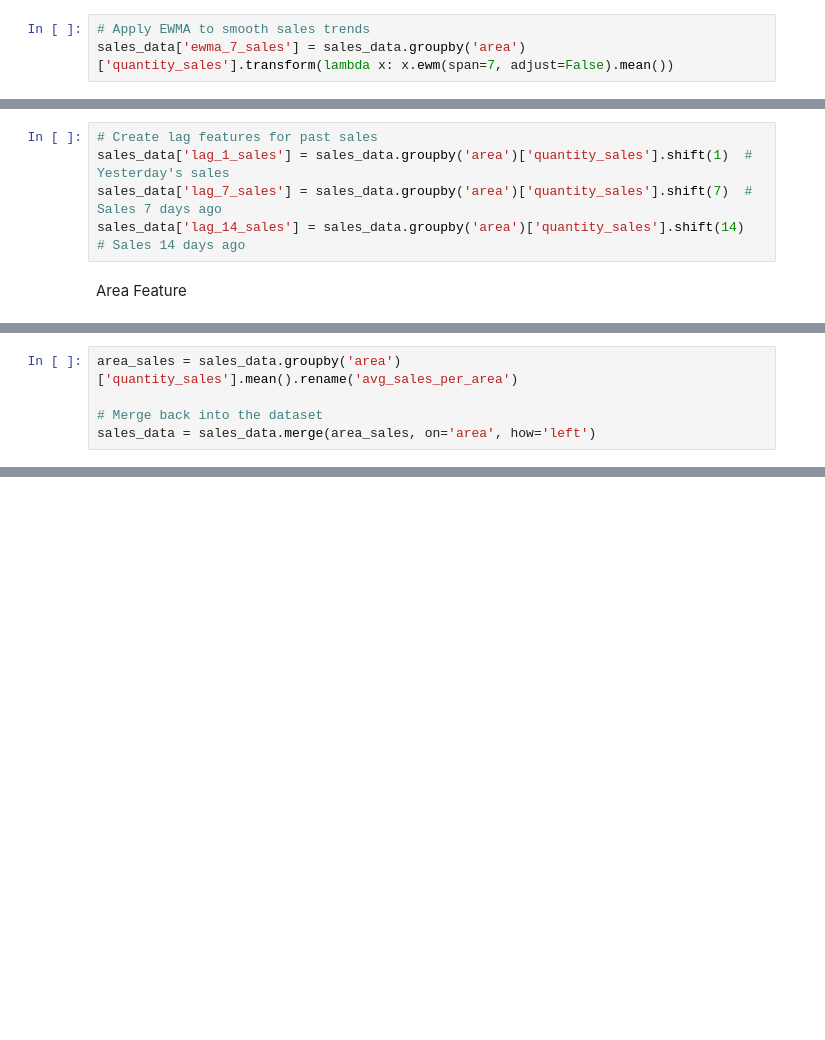
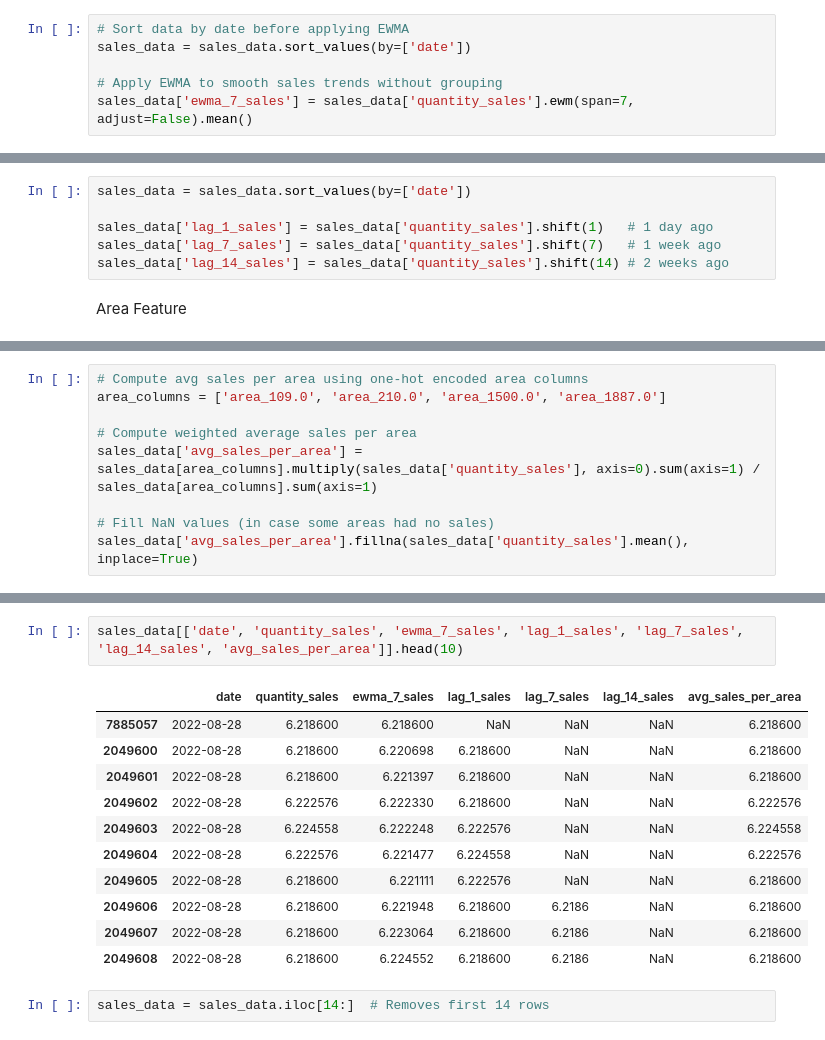
Before and after one commit to reagan-adajo/Capstone_Project, a Jupyter notebook: index.ipynb, the cells around one changed output, grey strips where cells are left out. Drawn from its saved outputs; the diff is of its cells as text; blank space fills up the shorter version.

```diff
--- a/index.ipynb
+++ b/index.ipynb
@@ -643,14 +648,18 @@ The `ci` parameter is deprecated. Use `errorbar=None` for the same effect.
 # %% [markdown]
 Exponential Weighted Moving Average (EWMA)
 # %%
-# Apply EWMA to smooth sales trends
-sales_data['ewma_7_sales'] = sales_data.groupby('area')['quantity_sales'].transform(lambda x: x.ewm(span=7, adjust=False).mean())
+# Sort data by date before applying EWMA
+sales_data = sales_data.sort_values(by=['date'])
+
+# Apply EWMA to smooth sales trends without grouping
+sales_data['ewma_7_sales'] = sales_data['quantity_sales'].ewm(span=7, adjust=False).mean()
 # %% [markdown]
 Lag Features
 # %%
-# Create lag features for past sales
-sales_data['lag_1_sales'] = sales_data.groupby('area')['quantity_sales'].shift(1)  # Yesterday's sales
-sales_data['lag_7_sales'] = sales_data.groupby('area')['quantity_sales'].shift(7)  # Sales 7 days ago
-sales_data['lag_14_sales'] = sales_data.groupby('area')['quantity_sales'].shift(14)  # Sales 14 days ago
+sales_data = sales_data.sort_values(by=['date'])
+
+sales_data['lag_1_sales'] = sales_data['quantity_sales'].shift(1)   # 1 day ago
+sales_data['lag_7_sales'] = sales_data['quantity_sales'].shift(7)   # 1 week ago
+sales_data['lag_14_sales'] = sales_data['quantity_sales'].shift(14) # 2 weeks ago
 # %% [markdown]
 Area Feature
@@ -661,5 +665,0 @@ KeyError: "None of [Index(['area'], dtype='object')] are in the [columns]"
-# %%
-area_sales = sales_data.groupby('area')['quantity_sales'].mean().rename('avg_sales_per_area')
-
-# Merge back into the dataset
-sales_data = sales_data.merge(area_sales, on='area', how='left')
@@ -667,0 +666,9 @@ KeyError: 'area'
+# %%
+# Compute avg sales per area using one-hot encoded area columns
+area_columns = ['area_109.0', 'area_210.0', 'area_1500.0', 'area_1887.0']
+
+# Compute weighted average sales per area
+sales_data['avg_sales_per_area'] = sales_data[area_columns].multiply(sales_data['quantity_sales'], axis=0).sum(axis=1) / sales_data[area_columns].sum(axis=1)
+
+# Fill NaN values (in case some areas had no sales)
+sales_data['avg_sales_per_area'].fillna(sales_data['quantity_sales'].mean(), inplace=True)
@@ -667,0 +682,16 @@ KeyError: 'area'
+# %%
+sales_data[['date', 'quantity_sales', 'ewma_7_sales', 'lag_1_sales', 'lag_7_sales', 'lag_14_sales', 'avg_sales_per_area']].head(10)
+# %% [output]
+|  | date | quantity_sales | ewma_7_sales | lag_1_sales | lag_7_sales | lag_14_sales | avg_sales_per_area |
+| 7885057 | 2022-08-28 | 6.218600 | 6.218600 | NaN | NaN | NaN | 6.218600 |
+| 2049600 | 2022-08-28 | 6.218600 | 6.220698 | 6.218600 | NaN | NaN | 6.218600 |
+| 2049601 | 2022-08-28 | 6.218600 | 6.221397 | 6.218600 | NaN | NaN | 6.218600 |
+| 2049602 | 2022-08-28 | 6.222576 | 6.222330 | 6.218600 | NaN | NaN | 6.222576 |
+| 2049603 | 2022-08-28 | 6.224558 | 6.222248 | 6.222576 | NaN | NaN | 6.224558 |
+| 2049604 | 2022-08-28 | 6.222576 | 6.221477 | 6.224558 | NaN | NaN | 6.222576 |
+| 2049605 | 2022-08-28 | 6.218600 | 6.221111 | 6.222576 | NaN | NaN | 6.218600 |
+| 2049606 | 2022-08-28 | 6.218600 | 6.221948 | 6.218600 | 6.2186 | NaN | 6.218600 |
+| 2049607 | 2022-08-28 | 6.218600 | 6.223064 | 6.218600 | 6.2186 | NaN | 6.218600 |
+| 2049608 | 2022-08-28 | 6.218600 | 6.224552 | 6.218600 | 6.2186 | NaN | 6.218600 |
+# %%
+sales_data = sales_data.iloc[14:]  # Removes first 14 rows
```
Also changed, not shown: parts of 24 cells of this notebook.
